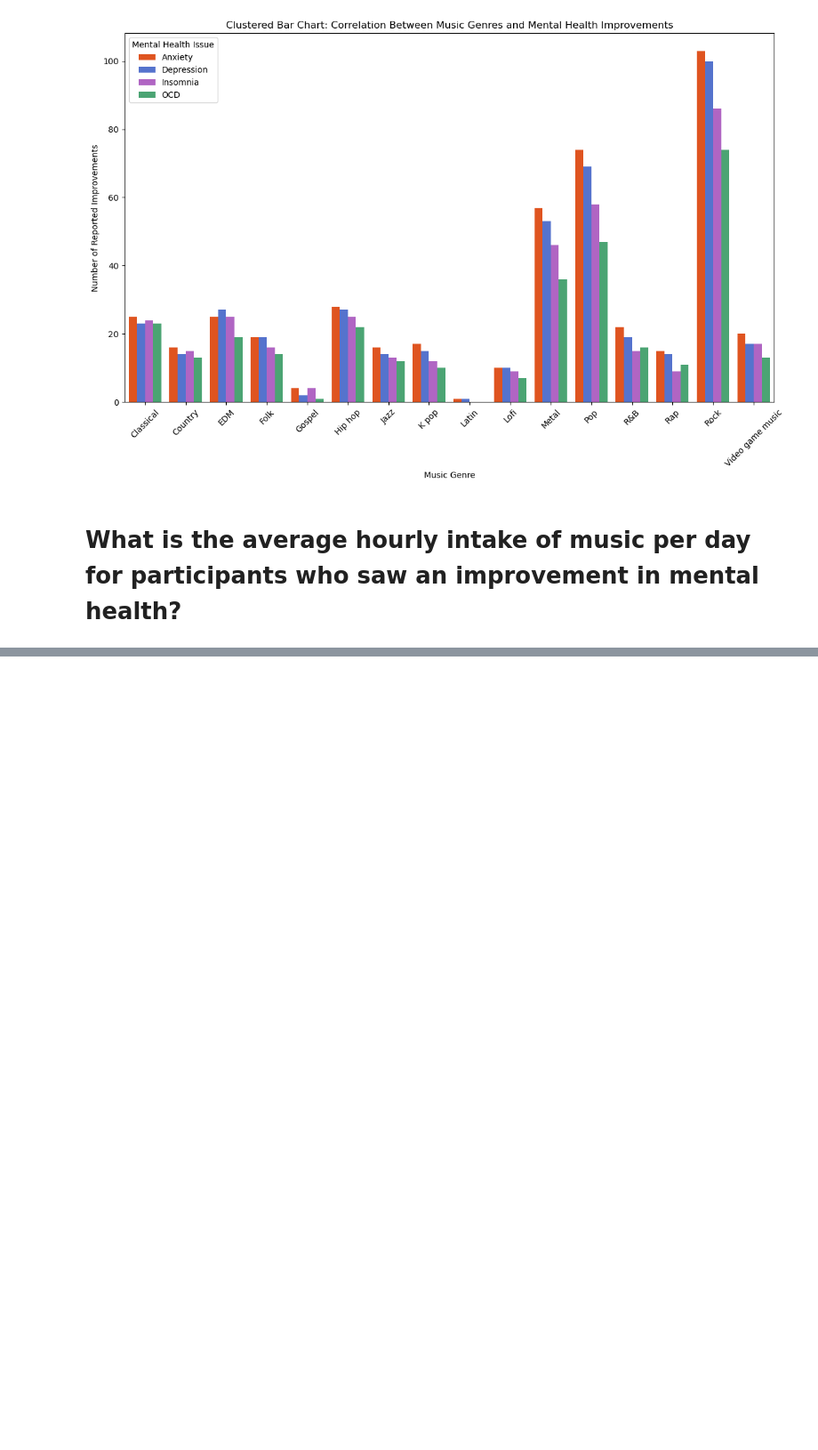
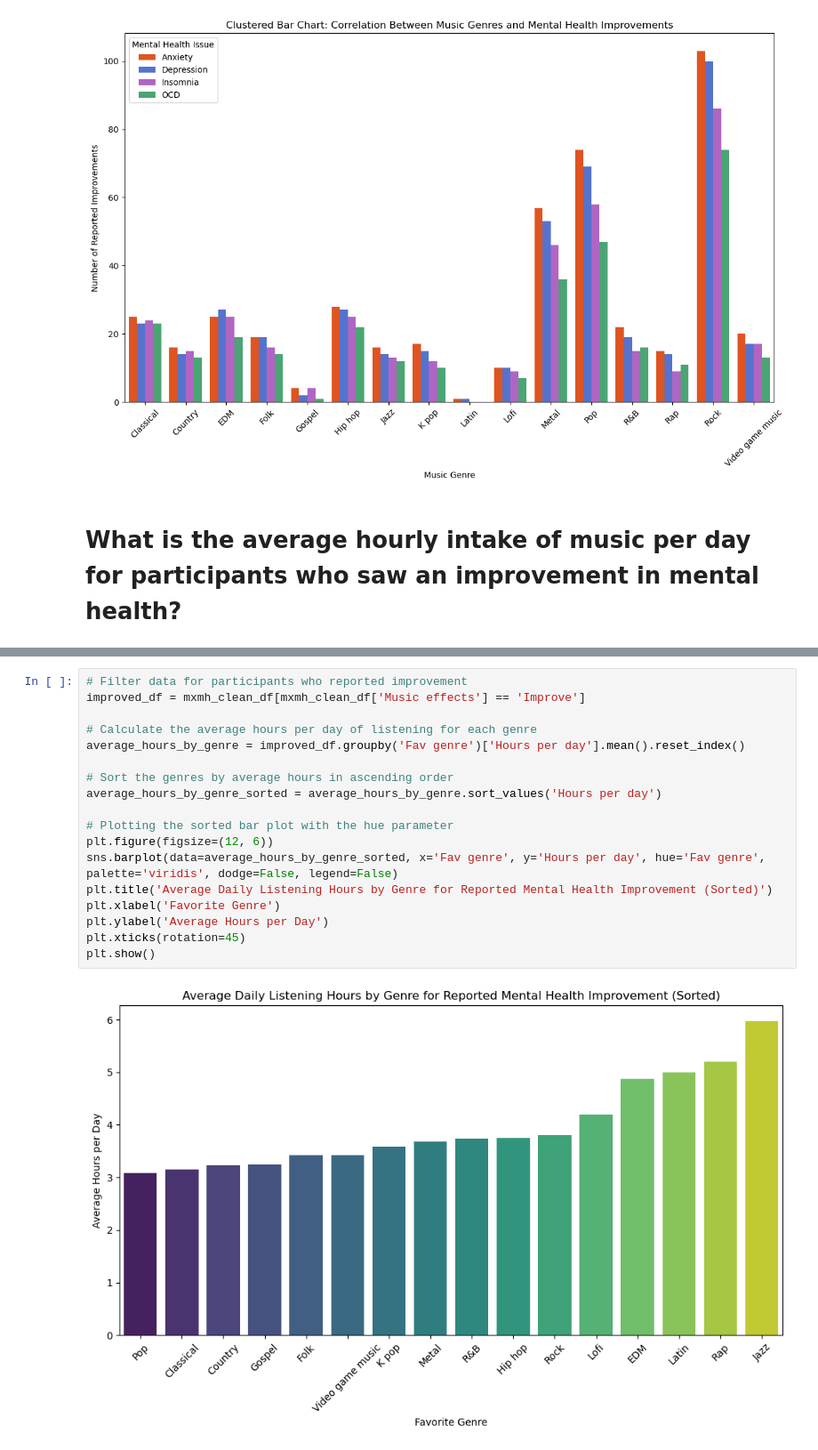
Before and after one commit to karinaahumada01/project-1, a Jupyter notebook: mxmh_main_analysis.ipynb, the cells around one changed output, grey strips where cells are left out. Shown: that part at 89% size. Saved outputs shown, nothing was run; the diff lists cells and outputs as text; blank space fills up the shorter version.

Commit message:
last changes to  main analysis--last question & graphs changed

```diff
--- a/mxmh_main_analysis.ipynb
+++ b/mxmh_main_analysis.ipynb
@@ -406,0 +424,20 @@ plt.show()
+# %%
+# Filter data for participants who reported improvement
+improved_df = mxmh_clean_df[mxmh_clean_df['Music effects'] == 'Improve']
+
+# Calculate the average hours per day of listening for each genre
+average_hours_by_genre = improved_df.groupby('Fav genre')['Hours per day'].mean().reset_index()
+
+# Sort the genres by average hours in ascending order
+average_hours_by_genre_sorted = average_hours_by_genre.sort_values('Hours per day')
+
+# Plotting the sorted bar plot with the hue parameter
+plt.figure(figsize=(12, 6))
+sns.barplot(data=average_hours_by_genre_sorted, x='Fav genre', y='Hours per day', hue='Fav genre', palette='viridis', dodge=False, legend=False)
+plt.title('Average Daily Listening Hours by Genre for Reported Mental Health Improvement (Sorted)')
+plt.xlabel('Favorite Genre')
+plt.ylabel('Average Hours per Day')
+plt.xticks(rotation=45)
+plt.show()
+# %% [output]
+[figure, added]
```
Also changed, not shown: parts of 41 cells of this notebook.
